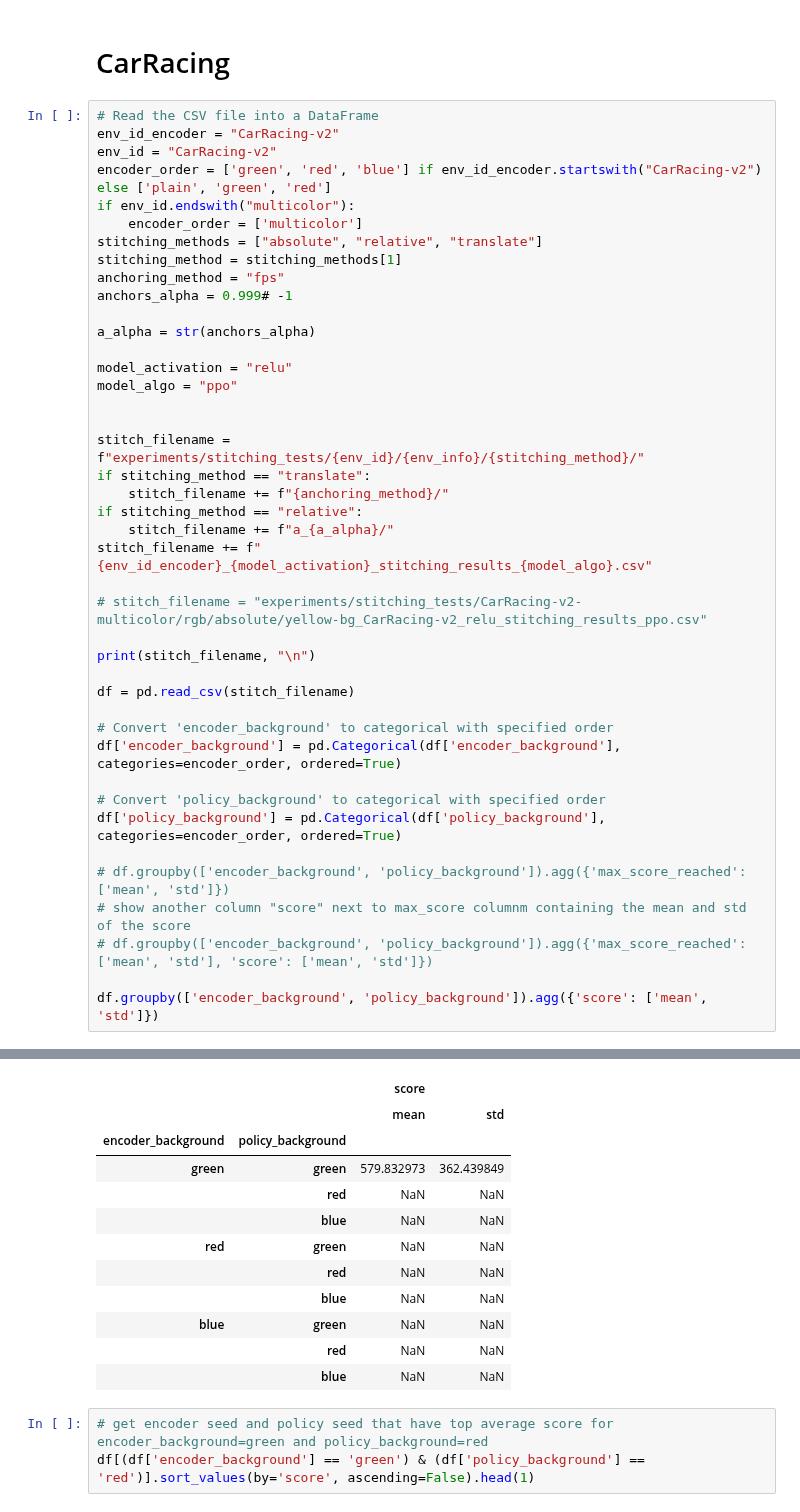
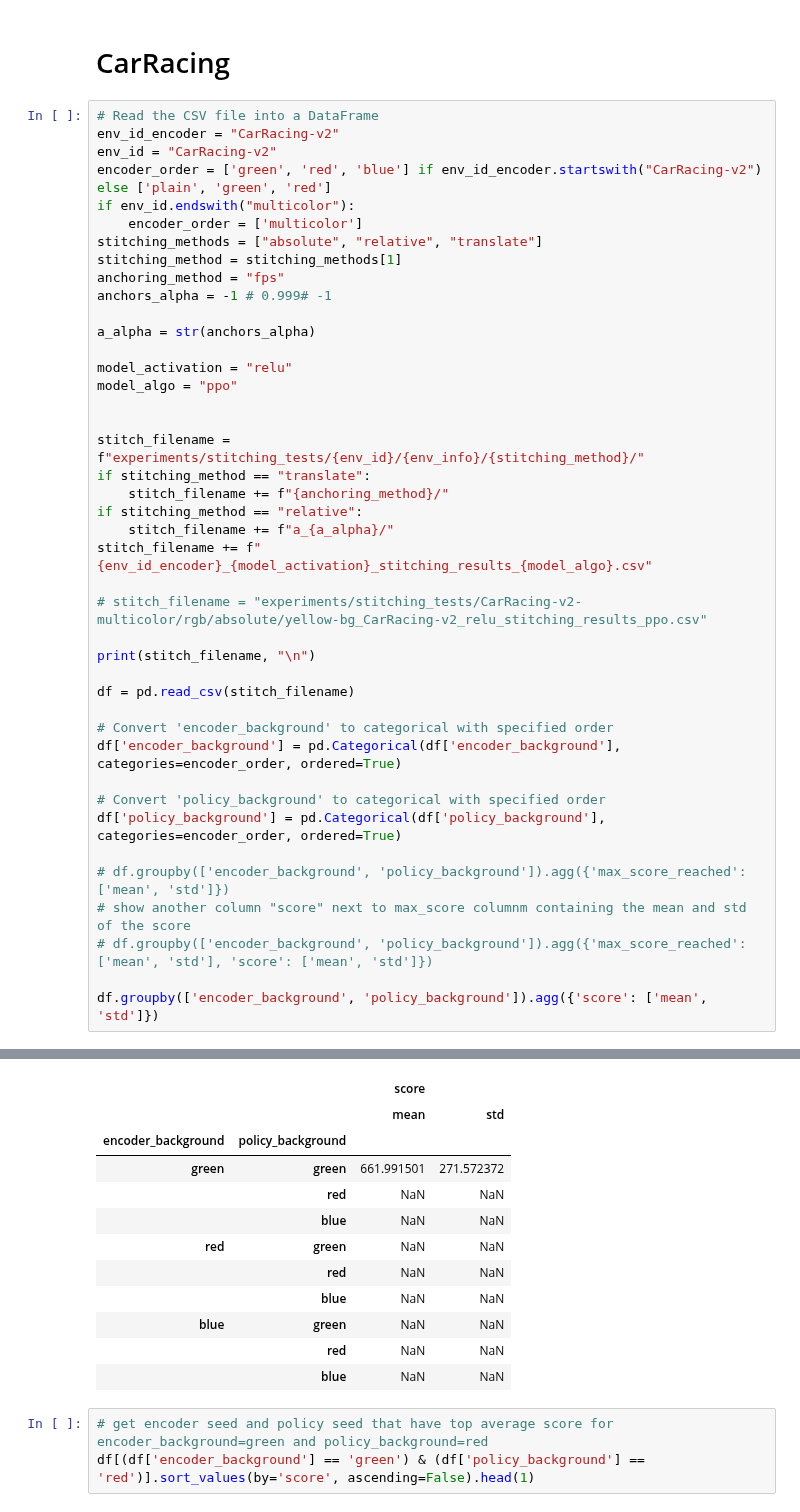
Before and after one commit to antoniopioricciardi/rl_relrepr_gymnasium, a Jupyter notebook: notebooks/stitching_results.ipynb, the cells around one changed output, grey strips where cells are left out. Drawn from its saved outputs; the diff is of its cells as text.

```diff
--- a/notebooks/stitching_results.ipynb
+++ b/notebooks/stitching_results.ipynb
@@ -56,7 +56,7 @@ if env_id.endswith("multicolor"):
 stitching_methods = ["absolute", "relative", "translate"]
 stitching_method = stitching_methods[1]
 anchoring_method = "fps"
-anchors_alpha = 0.999# -1
+anchors_alpha = -1 # 0.999# -1
 
 a_alpha = str(anchors_alpha)
 
@@ -93,7 +93,7 @@ experiments/stitching_tests/CarRacing-v2/rgb/relative/a_0.999/CarRacing-v2_relu_
 |  |  | score |  |
 |  |  | mean | std |
 | encoder_background | policy_background |  |  |
-| green | green | 579.832973 | 362.439849 |
+| green | green | 661.991501 | 271.572372 |
 |  | red | NaN | NaN |
 |  | blue | NaN | NaN |
 | red | green | NaN | NaN |
```
Also changed, not shown: parts of 7 cells of this notebook, 3 other files.
